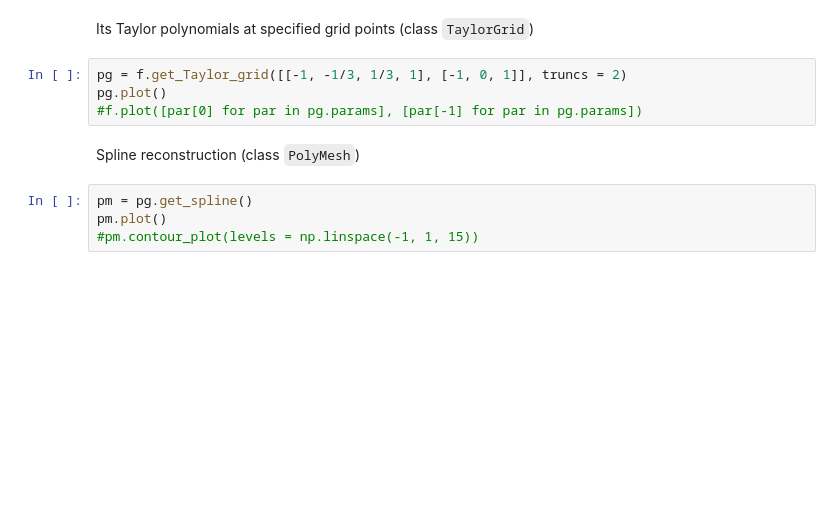
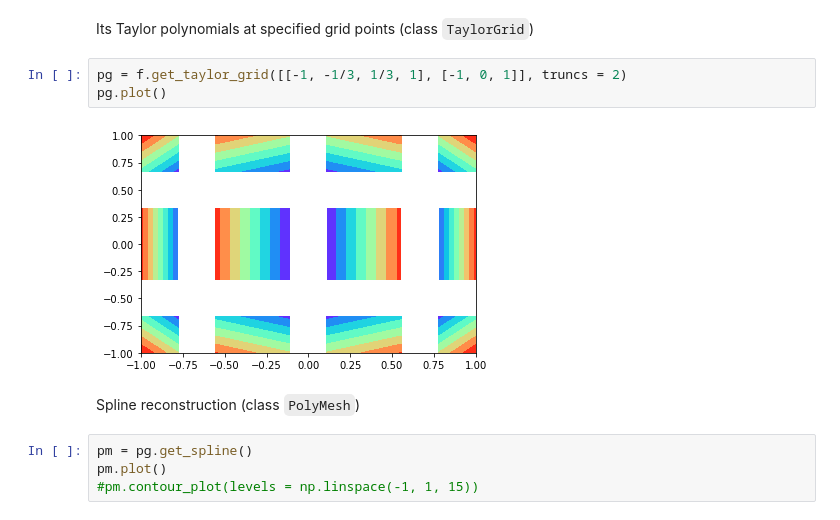
Before and after one commit to PistaSaki/polys2, a Jupyter notebook: examples/showcase.ipynb, the cells around one changed output. Cells and saved outputs as stored; diff of their text form; blank space fills up the shorter version.

```diff
--- a/examples/showcase.ipynb
+++ b/examples/showcase.ipynb
@@ -331,9 +400,10 @@ f.plot([-1,-1], [1, 1])
 # %% [markdown]
 Its Taylor polynomials at specified grid points (class `TaylorGrid`)
 # %%
-pg = f.get_Taylor_grid([[-1, -1/3, 1/3, 1], [-1, 0, 1]], truncs = 2)
+pg = f.get_taylor_grid([[-1, -1/3, 1/3, 1], [-1, 0, 1]], truncs = 2)
 pg.plot()
-#f.plot([par[0] for par in pg.params], [par[-1] for par in pg.params])
+# %% [output]
+[figure, added]
 # %% [markdown]
 Spline reconstruction (class `PolyMesh`)
 # %%
```
Also changed, not shown: parts of 55 cells of this notebook, 5 other files.
